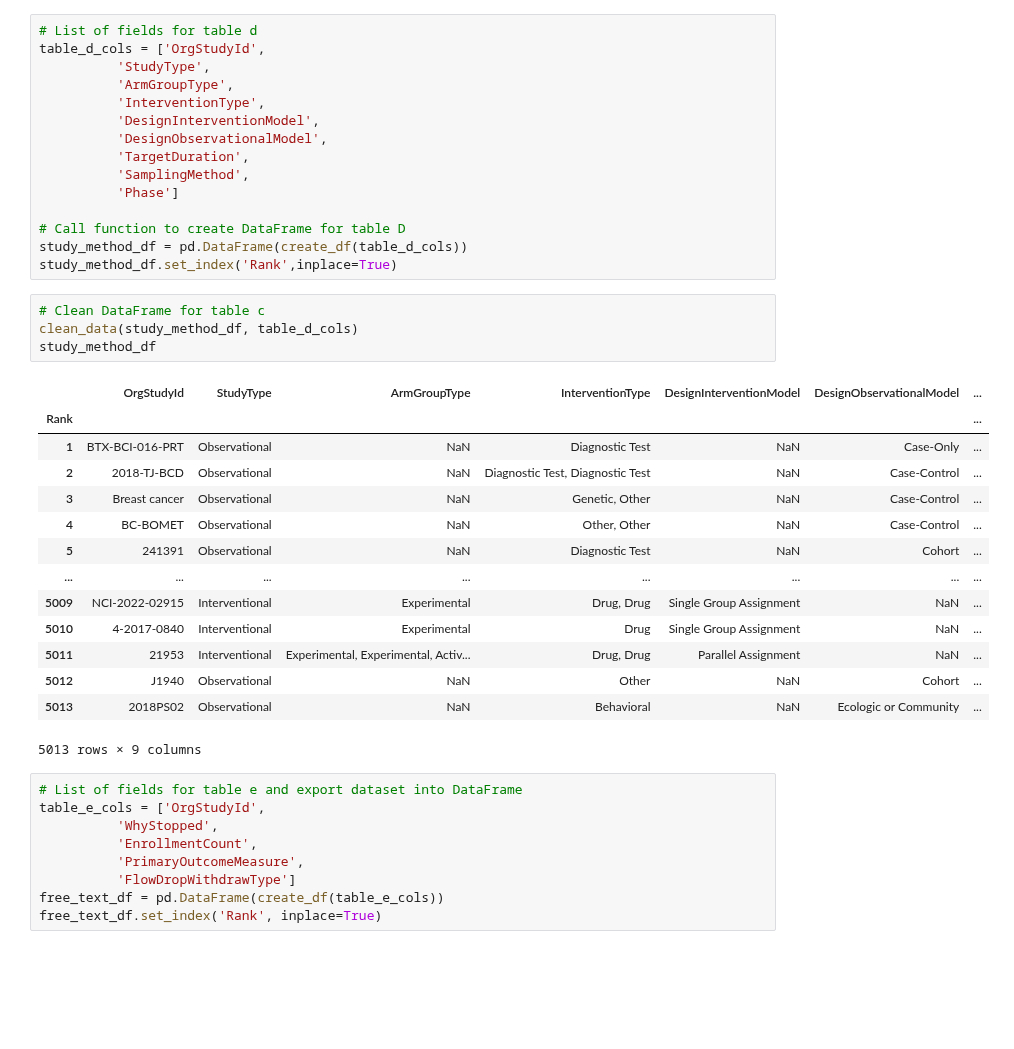
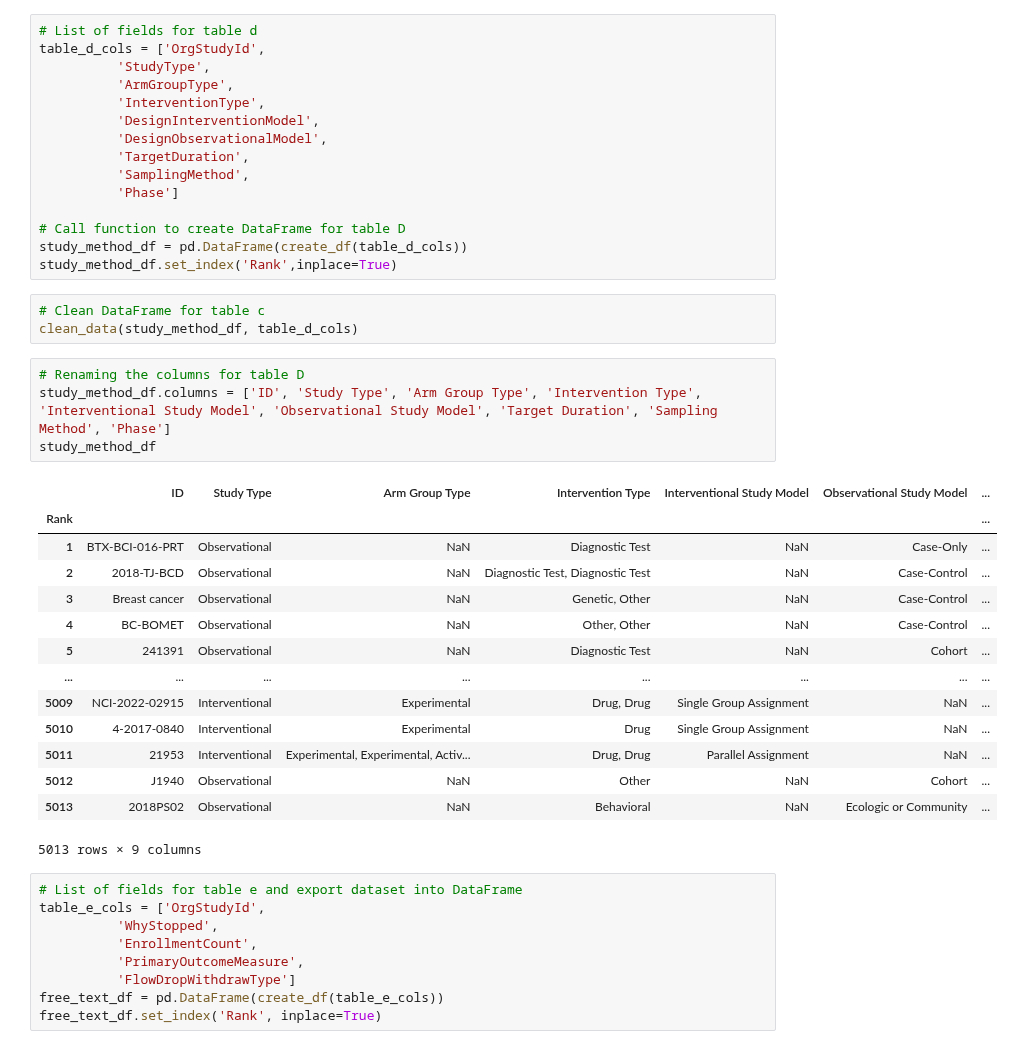
Before and after one commit to AnneLonero/Clinical_Trials_Research_Project, a Jupyter notebook: ETL Official.ipynb, the cells around one changed output. Drawn from its saved outputs; the diff is of its cells as text; blank space fills up the shorter version.

Commit message:
Changed column names for tables D and E

```diff
--- a/ETL Official.ipynb
+++ b/ETL Official.ipynb
@@ -174,22 +174,25 @@ study_method_df.set_index('Rank',inplace=True)
 # %%
 # Clean DataFrame for table c
 clean_data(study_method_df, table_d_cols)
-study_method_df
-# %% [output]
-|  | OrgStudyId | StudyType | ArmGroupType | InterventionType | DesignInterventionModel | DesignObservationalModel | ... |
-| Rank |  |  |  |  |  |  | ... |
-| 1 | BTX-BCI-016-PRT | Observational | NaN | Diagnostic Test | NaN | Case-Only | ... |
-| 2 | 2018-TJ-BCD | Observational | NaN | Diagnostic Test, Diagnostic Test | NaN | Case-Control | ... |
-| 3 | Breast cancer | Observational | NaN | Genetic, Other | NaN | Case-Control | ... |
-| 4 | BC-BOMET | Observational | NaN | Other, Other | NaN | Case-Control | ... |
-| 5 | 241391 | Observational | NaN | Diagnostic Test | NaN | Cohort | ... |
-| ... | ... | ... | ... | ... | ... | ... | ... |
-| 5009 | NCI-2022-02915 | Interventional | Experimental | Drug, Drug | Single Group Assignment | NaN | ... |
-| 5010 | 4-2017-0840 | Interventional | Experimental | Drug | Single Group Assignment | NaN | ... |
-| 5011 | 21953 | Interventional | Experimental, Experimental, Activ... | Drug, Drug | Parallel Assignment | NaN | ... |
-| 5012 | J1940 | Observational | NaN | Other | NaN | Cohort | ... |
-| 5013 | 2018PS02 | Observational | NaN | Behavioral | NaN | Ecologic or Community | ... |
-5013 rows × 9 columns
+# %%
+# Renaming the columns for table D
+study_method_df.columns = ['ID', 'Study Type', 'Arm Group Type', 'Intervention Type', 'Interventional Study Model', 'Observational Study Model', 'Target Duration', 'Sampling Method', 'Phase']
+study_method_df
+# %% [output]
+|  | ID | Study Type | Arm Group Type | Intervention Type | Interventional Study Model | Observational Study Model | ... |
+| Rank |  |  |  |  |  |  | ... |
+| 1 | BTX-BCI-016-PRT | Observational | NaN | Diagnostic Test | NaN | Case-Only | ... |
+| 2 | 2018-TJ-BCD | Observational | NaN | Diagnostic Test, Diagnostic Test | NaN | Case-Control | ... |
+| 3 | Breast cancer | Observational | NaN | Genetic, Other | NaN | Case-Control | ... |
+| 4 | BC-BOMET | Observational | NaN | Other, Other | NaN | Case-Control | ... |
+| 5 | 241391 | Observational | NaN | Diagnostic Test | NaN | Cohort | ... |
+| ... | ... | ... | ... | ... | ... | ... | ... |
+| 5009 | NCI-2022-02915 | Interventional | Experimental | Drug, Drug | Single Group Assignment | NaN | ... |
+| 5010 | 4-2017-0840 | Interventional | Experimental | Drug | Single Group Assignment | NaN | ... |
+| 5011 | 21953 | Interventional | Experimental, Experimental, Activ... | Drug, Drug | Parallel Assignment | NaN | ... |
+| 5012 | J1940 | Observational | NaN | Other | NaN | Cohort | ... |
+| 5013 | 2018PS02 | Observational | NaN | Behavioral | NaN | Ecologic or Community | ... |
+5013 rows × 9 columns
 # %%
 # List of fields for table e and export dataset into DataFrame
 table_e_cols = ['OrgStudyId',
```
Also changed, not shown: parts of 4 cells of this notebook, 6 other files.
